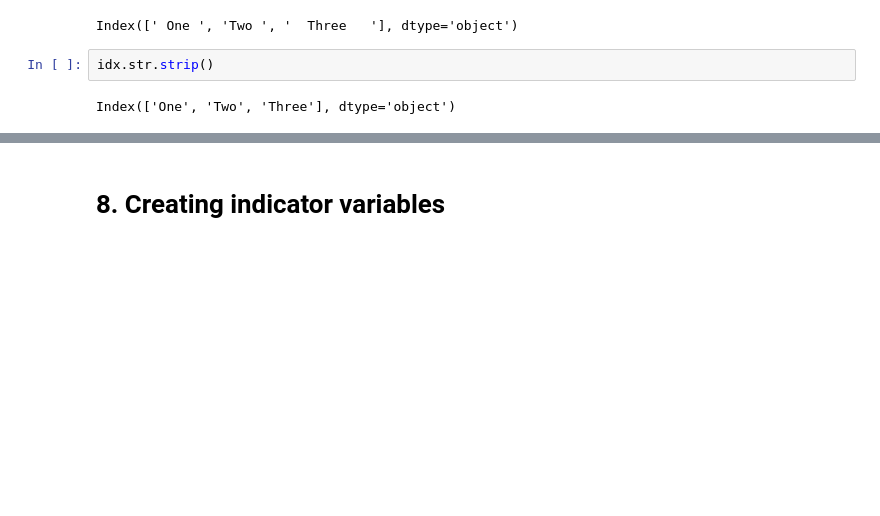
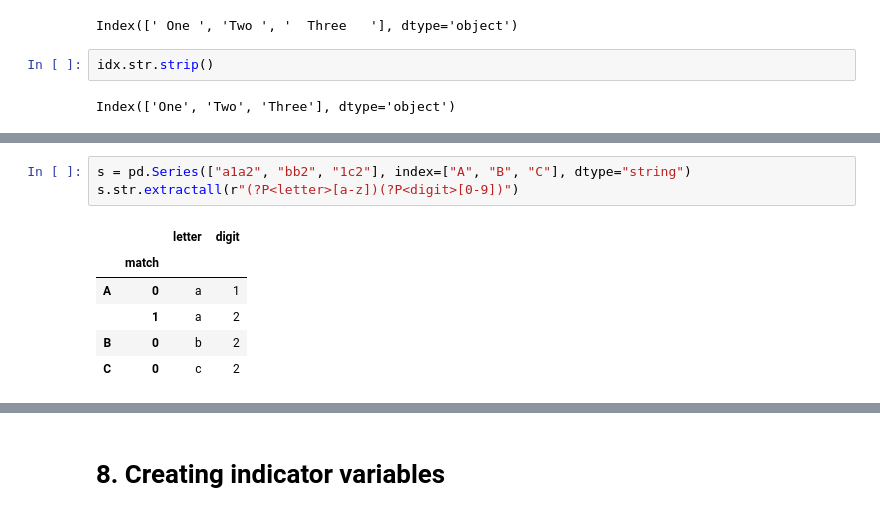
Before and after one commit to Tim-Abwao/learning-pandas, a Jupyter notebook: Going through the User Guide/Working with text data.ipynb, the cells around one changed output, grey strips where cells are left out. Cells and saved outputs as stored; diff of their text form; blank space fills up the shorter version.

```diff
--- a/Going through the User Guide/Working with text data.ipynb
+++ b/Going through the User Guide/Working with text data.ipynb
@@ -710,0 +383,10 @@ dtype: boolean
+# %%
+s = pd.Series(["a1a2", "bb2", "1c2"], index=["A", "B", "C"], dtype="string")
+s.str.extractall(r"(?P<letter>[a-z])(?P<digit>[0-9])")
+# %% [output]
+|  |  | letter | digit |
+|  | match |  |  |
+| A | 0 | a | 1 |
+|  | 1 | a | 2 |
+| B | 0 | b | 2 |
+| C | 0 | c | 2 |
```
Also changed, not shown: parts of 168 cells of this notebook.
